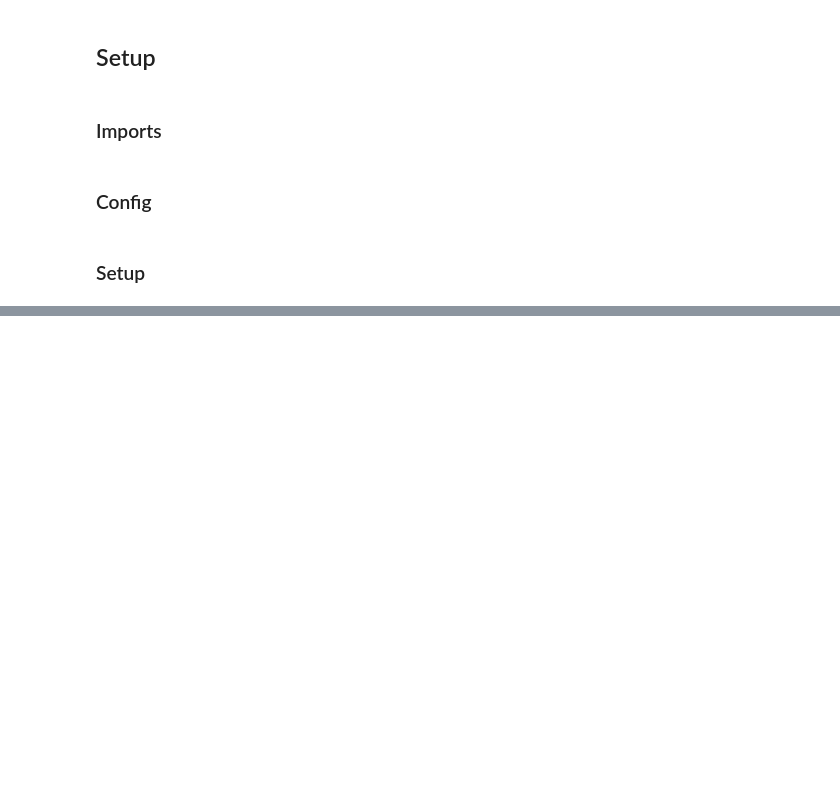
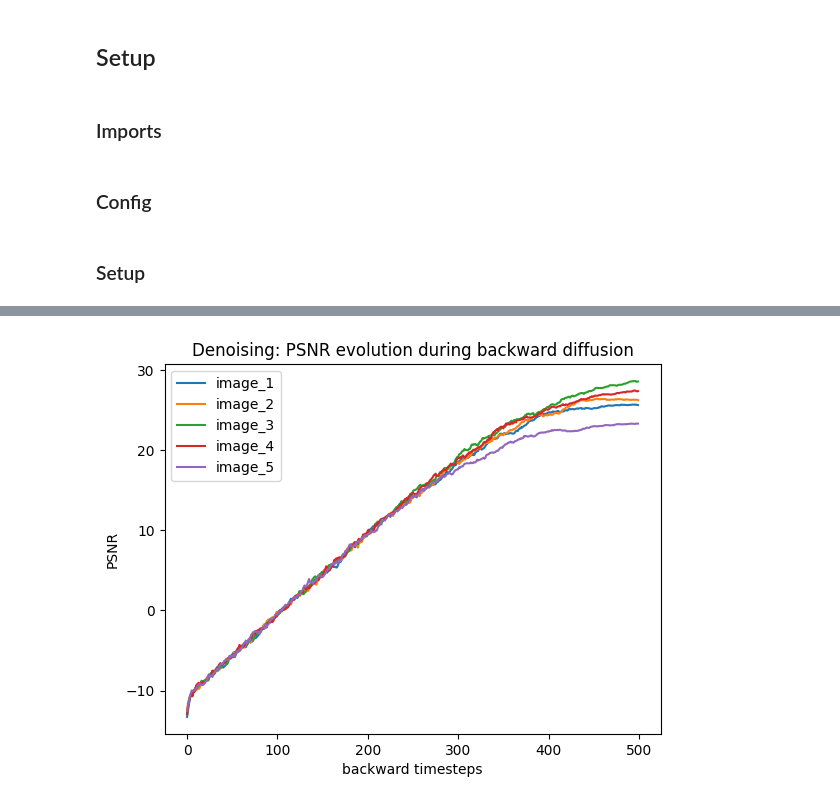
Before and after one commit to snigdhasaha7/diffusion-for-photoacoustic, a Jupyter notebook: work_showcase.ipynb, the cells around one changed output, grey strips where cells are left out. Saved outputs shown, nothing was run; the diff lists cells and outputs as text; code cells hidden in the pictures; blank space fills up the shorter version.

```diff
--- a/work_showcase.ipynb
+++ b/work_showcase.ipynb
@@ -171,0 +259,11 @@ Files already downloaded and verified
+# %%
+times = range(500)
+for i in list(map(list, zip(*metrics))):
+    plt.plot(times, i,  markersize = 10, linestyle = 'solid')
+plt.legend({'image_1':1, 'image_2': 2, 'image_3': 3, 'image_4': 4, 'image_5': 5},loc ='upper left')
+plt.title('Denoising: PSNR evolution during backward diffusion')
+plt.xlabel('backward timesteps')
+plt.ylabel('PSNR')
+plt.show()
+# %% [output]
+[figure, added]
```
Also changed, not shown: parts of 24 cells of this notebook, 1 other file.
